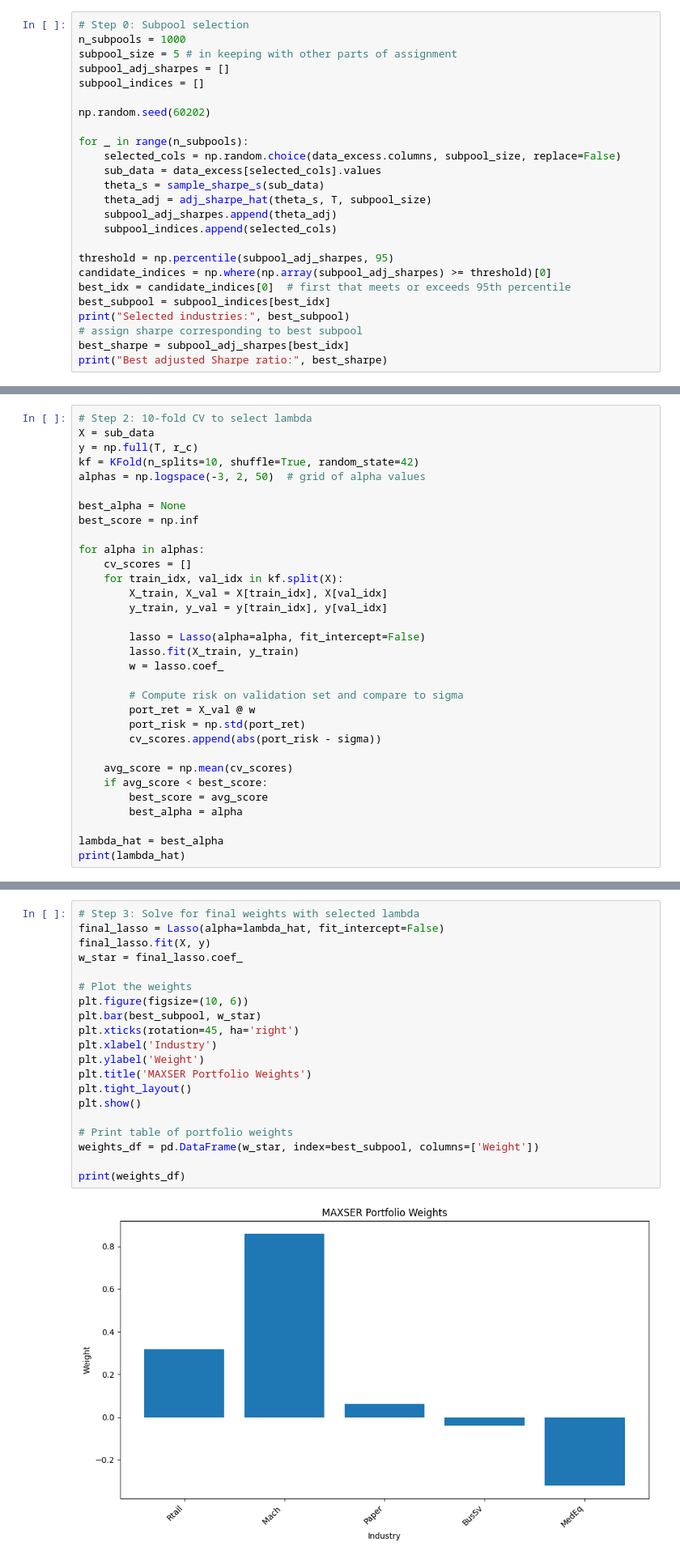
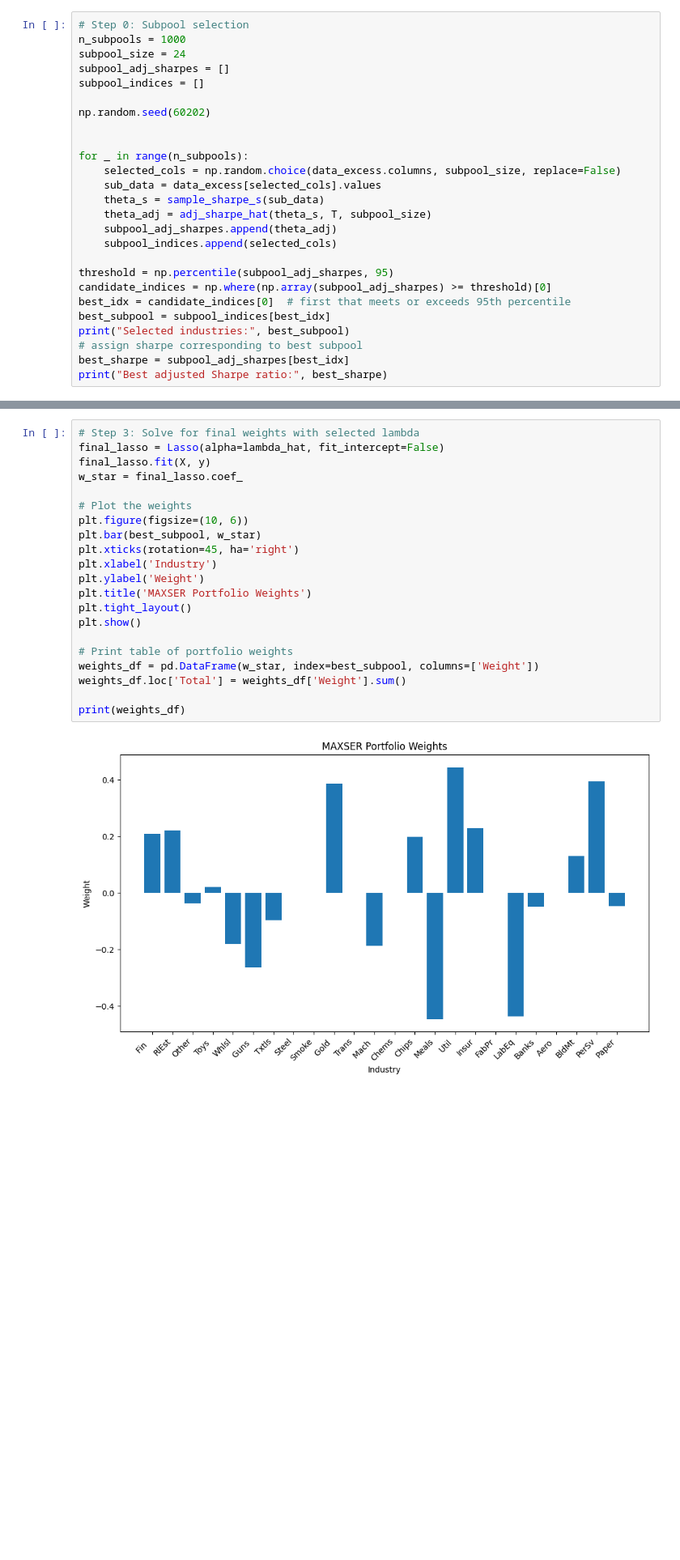
Before and after one commit to alessbressan/FINA60602A, a Jupyter notebook: maxser.ipynb, the cells around one changed output, grey strips where cells are left out. Shown: that part at 81% size. Saved outputs shown, nothing was run; the diff lists cells and outputs as text; blank space fills up the shorter version.

```diff
--- a/maxser.ipynb
+++ b/maxser.ipynb
@@ -89,11 +88,12 @@ def adj_sharpe_hat(theta_s, T, N):
 # %%
 # Step 0: Subpool selection
 n_subpools = 1000
-subpool_size = 5 # in keeping with other parts of assignment
+subpool_size = 24
 subpool_adj_sharpes = []
 subpool_indices = []
 
 np.random.seed(60202)
+
 
 for _ in range(n_subpools):
     selected_cols = np.random.choice(data_excess.columns, subpool_size, replace=False)
@@ -123,32 +124,0 @@ print(r_c)
-# %%
-# Step 2: 10-fold CV to select lambda
-X = sub_data
-y = np.full(T, r_c)
-kf = KFold(n_splits=10, shuffle=True, random_state=42)
-alphas = np.logspace(-3, 2, 50)  # grid of alpha values
-
-best_alpha = None
-best_score = np.inf
-
-for alpha in alphas:
-    cv_scores = []
-    for train_idx, val_idx in kf.split(X):
-        X_train, X_val = X[train_idx], X[val_idx]
-        y_train, y_val = y[train_idx], y[val_idx]
-
-        lasso = Lasso(alpha=alpha, fit_intercept=False)
-        lasso.fit(X_train, y_train)
-        w = lasso.coef_
-
-        # Compute risk on validation set and compare to sigma
-        port_ret = X_val @ w
-        port_risk = np.std(port_ret)
-        cv_scores.append(abs(port_risk - sigma))
-
-    avg_score = np.mean(cv_scores)
-    if avg_score < best_score:
-        best_score = avg_score
-        best_alpha = alpha
-
-lambda_hat = best_alpha
-print(lambda_hat)
@@ -157,23 +186,24 @@ print(lambda_hat)
 # %%
 # Step 3: Solve for final weights with selected lambda
 final_lasso = Lasso(alpha=lambda_hat, fit_intercept=False)
 final_lasso.fit(X, y)
 w_star = final_lasso.coef_
 
 # Plot the weights
 plt.figure(figsize=(10, 6))
 plt.bar(best_subpool, w_star)
 plt.xticks(rotation=45, ha='right')
 plt.xlabel('Industry')
 plt.ylabel('Weight')
 plt.title('MAXSER Portfolio Weights')
 plt.tight_layout()
 plt.show()
 
 # Print table of portfolio weights
 weights_df = pd.DataFrame(w_star, index=best_subpool, columns=['Weight'])
+weights_df.loc['Total'] = weights_df['Weight'].sum()
 
 print(weights_df)
 # %% [output]
-[figure, old version]
+[figure, new version]
          Weight
```
Also changed, not shown: parts of 7 cells of this notebook.
